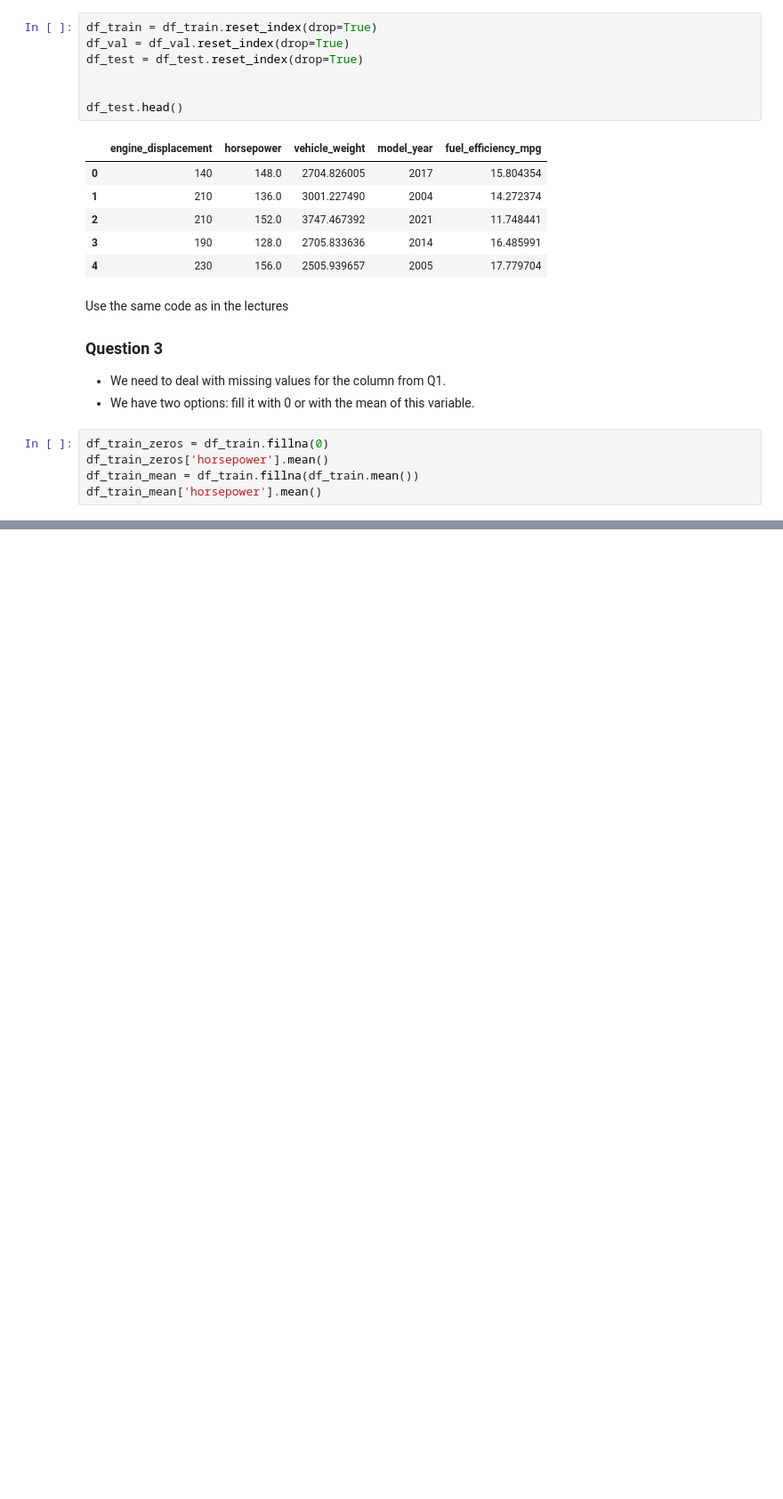
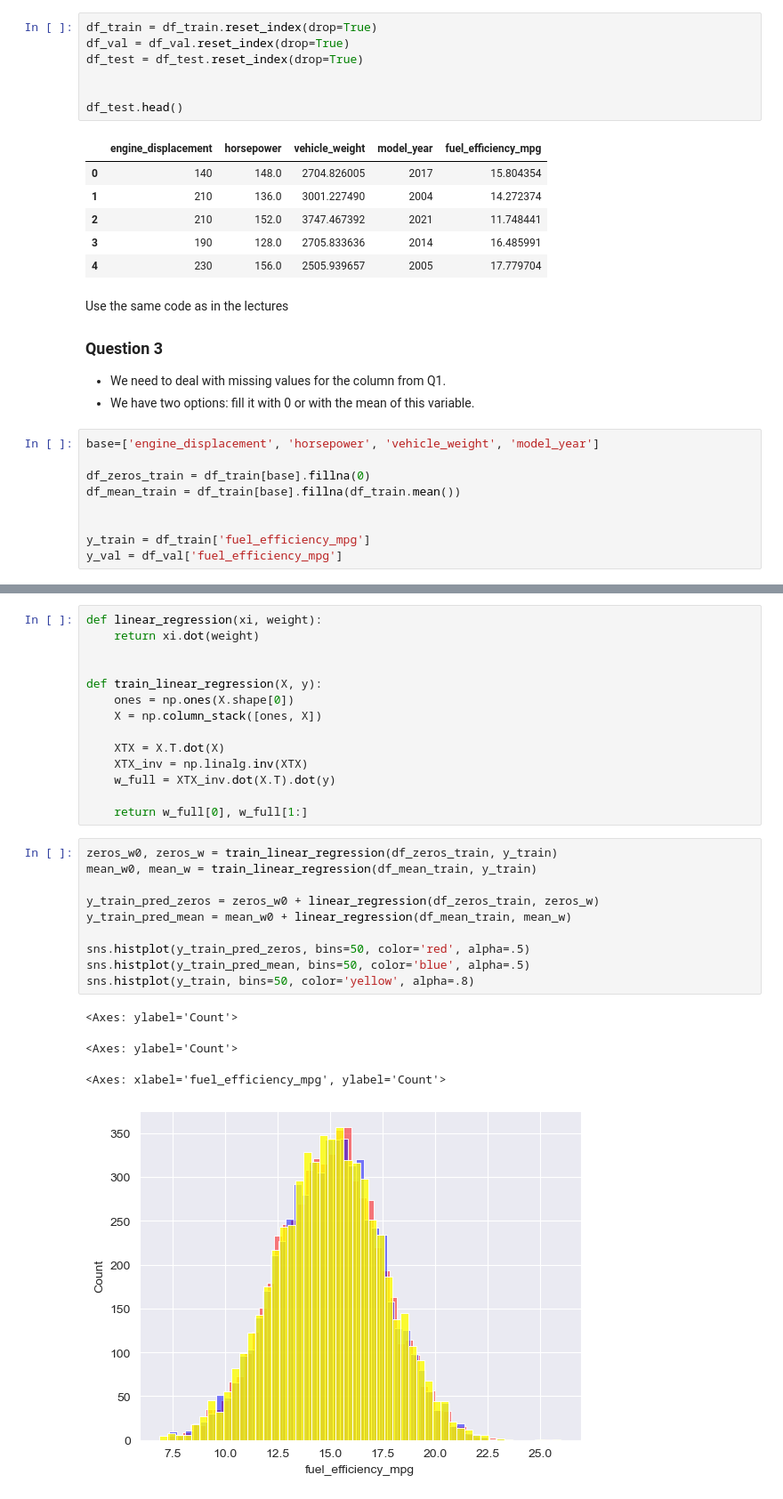
Before and after one commit to ANKershaw/machine-learning-zoomcamp-homework, a Jupyter notebook: week_2/homework.ipynb, the cells around one changed output, grey strips where cells are left out. Shown: that part at 89% size. Saved outputs shown, nothing was run; the diff lists cells and outputs as text; blank space fills up the shorter version.

```diff
--- a/week_2/homework.ipynb
+++ b/week_2/homework.ipynb
@@ -156,7 +155,11 @@ Use the same code as in the lectures
 * We need to deal with missing values for the column from Q1.
 * We have two options: fill it with 0 or with the mean of this variable.
 # %%
-df_train_zeros = df_train.fillna(0)
-df_train_zeros['horsepower'].mean()
-df_train_mean = df_train.fillna(df_train.mean())
-df_train_mean['horsepower'].mean()
+base=['engine_displacement', 'horsepower', 'vehicle_weight', 'model_year']
+
+df_zeros_train = df_train[base].fillna(0)
+df_mean_train = df_train[base].fillna(df_train.mean())
+
+
+y_train = df_train['fuel_efficiency_mpg']
+y_val = df_val['fuel_efficiency_mpg']
@@ -165,0 +170,29 @@ np.float64(149.54476367006487)
+# %%
+def linear_regression(xi, weight):
+	return xi.dot(weight)
+
+
+def train_linear_regression(X, y):
+    ones = np.ones(X.shape[0])
+    X = np.column_stack([ones, X])
+
+    XTX = X.T.dot(X)
+    XTX_inv = np.linalg.inv(XTX)
+    w_full = XTX_inv.dot(X.T).dot(y)
+
+    return w_full[0], w_full[1:]
+# %%
+zeros_w0, zeros_w = train_linear_regression(df_zeros_train, y_train)
+mean_w0, mean_w = train_linear_regression(df_mean_train, y_train)
+
+y_train_pred_zeros = zeros_w0 + linear_regression(df_zeros_train, zeros_w)
+y_train_pred_mean = mean_w0 + linear_regression(df_mean_train, mean_w)
+
+sns.histplot(y_train_pred_zeros, bins=50, color='red', alpha=.5)
+sns.histplot(y_train_pred_mean, bins=50, color='blue', alpha=.5)
+sns.histplot(y_train, bins=50, color='yellow', alpha=.8)
+# %% [output]
+<Axes: ylabel='Count'>
+<Axes: ylabel='Count'>
+<Axes: xlabel='fuel_efficiency_mpg', ylabel='Count'>
+[figure, added]
```
Also changed, not shown: parts of 18 cells of this notebook, 3 other files.
